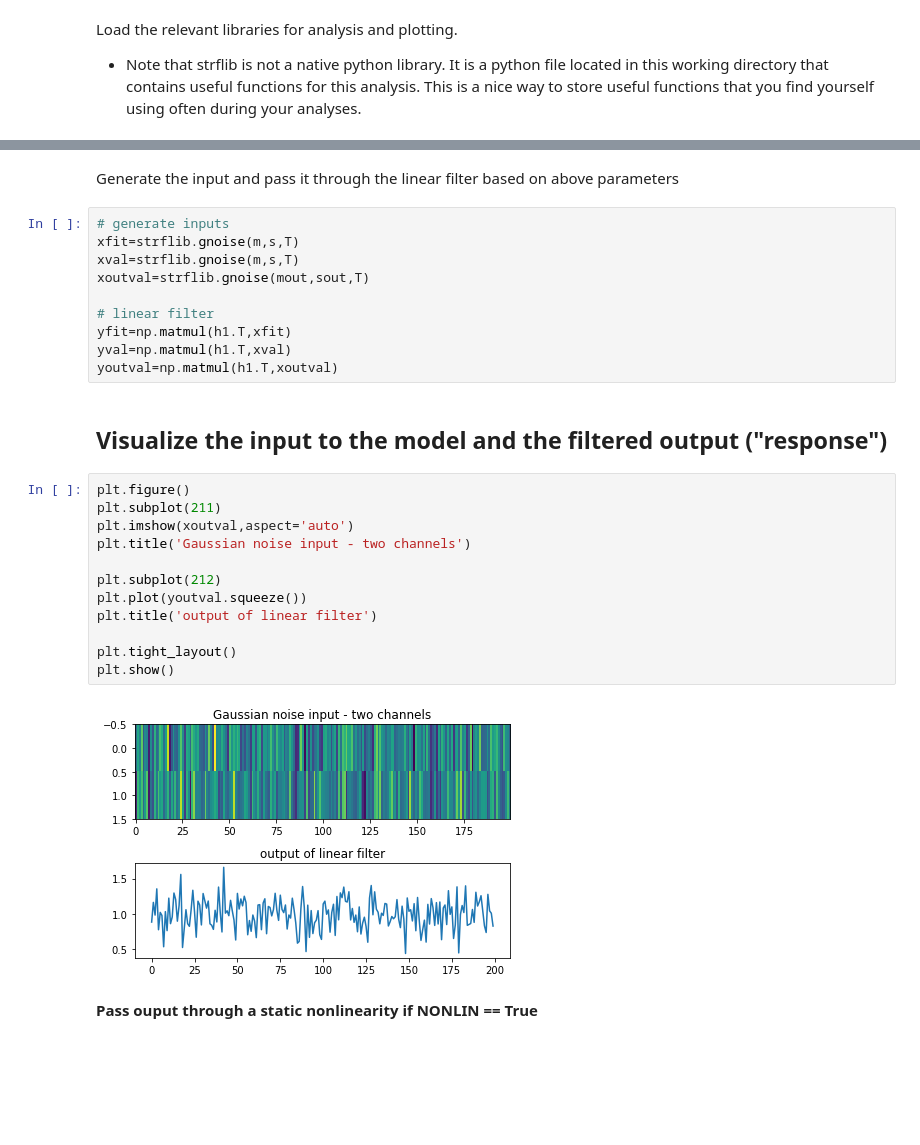
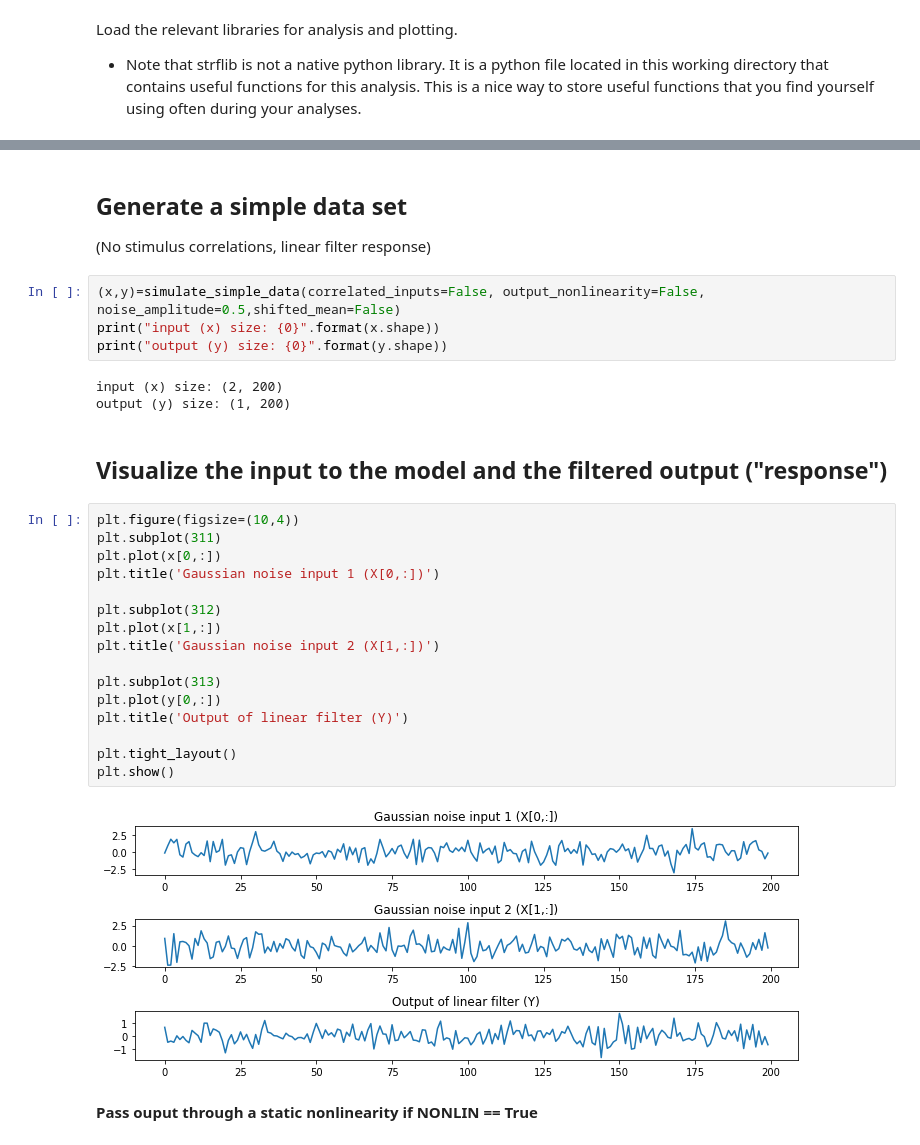
Before and after one commit to dasaderi/python_neurobootcamp, a Jupyter notebook: strf_demo/cartoon_rc.ipynb, the cells around one changed output, grey strips where cells are left out. Cells and saved outputs as stored; diff of their text form; blank space fills up the shorter version.

```diff
--- a/strf_demo/cartoon_rc.ipynb
+++ b/strf_demo/cartoon_rc.ipynb
@@ -57,31 +79,33 @@ T=dimcount*100
-# %% [markdown]
-Generate the input and pass it through the linear filter based on above parameters
-# %%
-# generate inputs
-xfit=strflib.gnoise(m,s,T)
-xval=strflib.gnoise(m,s,T)
-xoutval=strflib.gnoise(mout,sout,T)
-
-# linear filter
-yfit=np.matmul(h1.T,xfit)
-yval=np.matmul(h1.T,xval)
-youtval=np.matmul(h1.T,xoutval)
+# %% [markdown]
+## Generate a simple data set
+(No stimulus correlations, linear filter response)
+# %%
+(x,y)=simulate_simple_data(correlated_inputs=False, output_nonlinearity=False, noise_amplitude=0.5,shifted_mean=False)
+print("input (x) size: {0}".format(x.shape))
+print("output (y) size: {0}".format(y.shape))
+# %% [output]
+input (x) size: (2, 200)
+output (y) size: (1, 200)
 # %% [markdown]
 ## Visualize the input to the model and the filtered output ("response")
 # %%
-plt.figure()
-plt.subplot(211)
-plt.imshow(xoutval,aspect='auto')
-plt.title('Gaussian noise input - two channels')
+plt.figure(figsize=(10,4))
+plt.subplot(311)
+plt.plot(x[0,:])
+plt.title('Gaussian noise input 1 (X[0,:])')
 
-plt.subplot(212)
-plt.plot(youtval.squeeze())
-plt.title('output of linear filter')
+plt.subplot(312)
+plt.plot(x[1,:])
+plt.title('Gaussian noise input 2 (X[1,:])')
+
+plt.subplot(313)
+plt.plot(y[0,:])
+plt.title('Output of linear filter (Y)')
 
 plt.tight_layout()
 plt.show()
 # %% [output]
-[figure, old version]
+[figure, new version]
 # %% [markdown]
 __Pass ouput through a static nonlinearity if NONLIN == True__
 # %%
```
Also changed, not shown: parts of 9 cells of this notebook.
